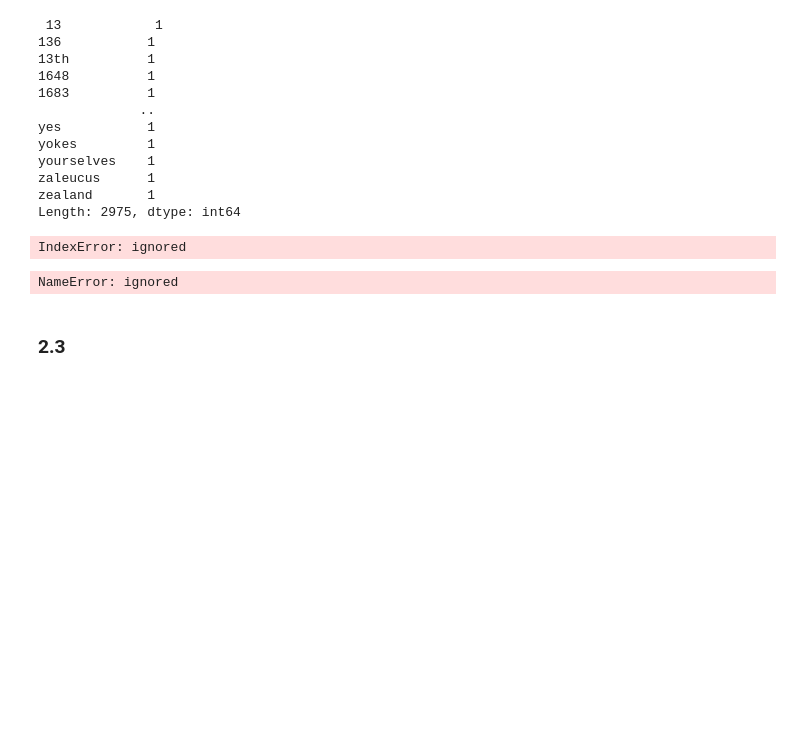
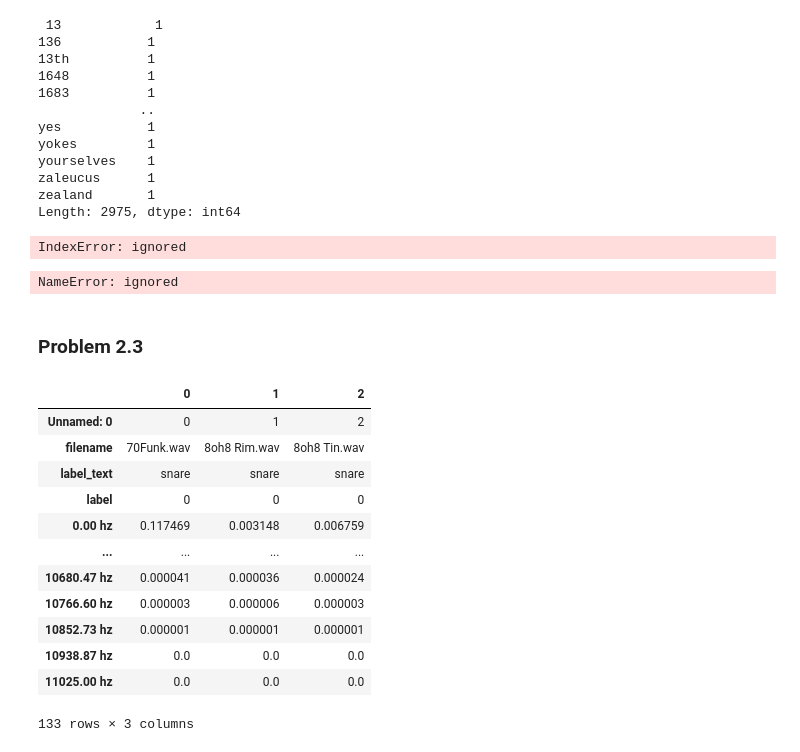
Before and after one commit to zachfreitas/ADS_504_Machine_Learning, a Jupyter notebook: Module_2/assignment_2/Assignment_2.ipynb, the cells around one changed output. Saved outputs shown, nothing was run; the diff lists cells and outputs as text; code cells hidden in the pictures; blank space fills up the shorter version.

```diff
--- a/Module_2/assignment_2/Assignment_2.ipynb
+++ b/Module_2/assignment_2/Assignment_2.ipynb
@@ -533,8 +533,24 @@ plt.show()
 # %%
 # Explain your understanding from the graph
 # %% [markdown]
-### 2.3
+### Problem 2.3
 # %%
 # Get data
 a_df = pd.read_csv('https://github.com/zachfreitas/ADS_504_Machine_Learning/raw/main/Module_2/assignment_2/audio_data.csv')
 a_df
+
+a_df.head(3).T
+# %% [output]
+|  | 0 | 1 | 2 |
+| Unnamed: 0 | 0 | 1 | 2 |
+| filename | 70Funk.wav | 8oh8 Rim.wav | 8oh8 Tin.wav |
+| label_text | snare | snare | snare |
+| label | 0 | 0 | 0 |
+| 0.00 hz | 0.117469 | 0.003148 | 0.006759 |
+| ... | ... | ... | ... |
+| 10680.47 hz | 0.000041 | 0.000036 | 0.000024 |
+| 10766.60 hz | 0.000003 | 0.000006 | 0.000003 |
+| 10852.73 hz | 0.000001 | 0.000001 | 0.000001 |
+| 10938.87 hz | 0.0 | 0.0 | 0.0 |
+| 11025.00 hz | 0.0 | 0.0 | 0.0 |
+133 rows × 3 columns
```
Also changed, not shown: parts of 20 cells of this notebook.
